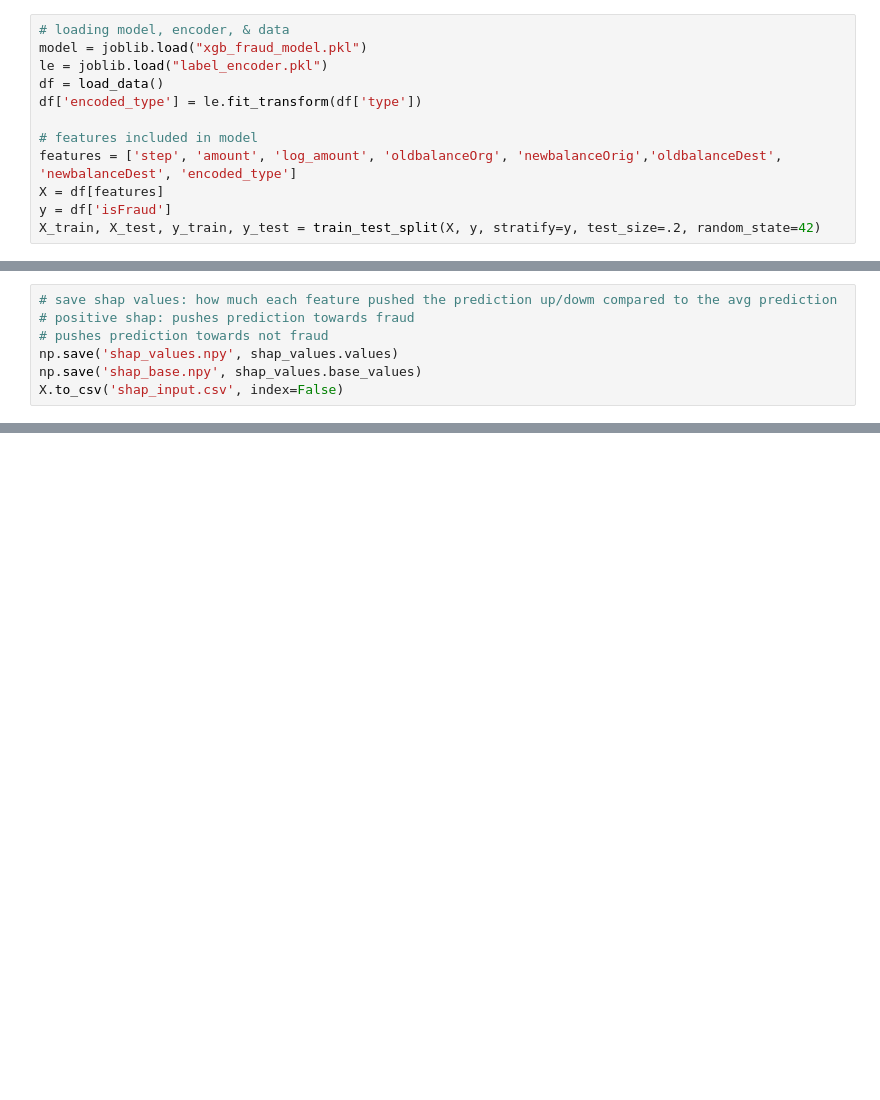
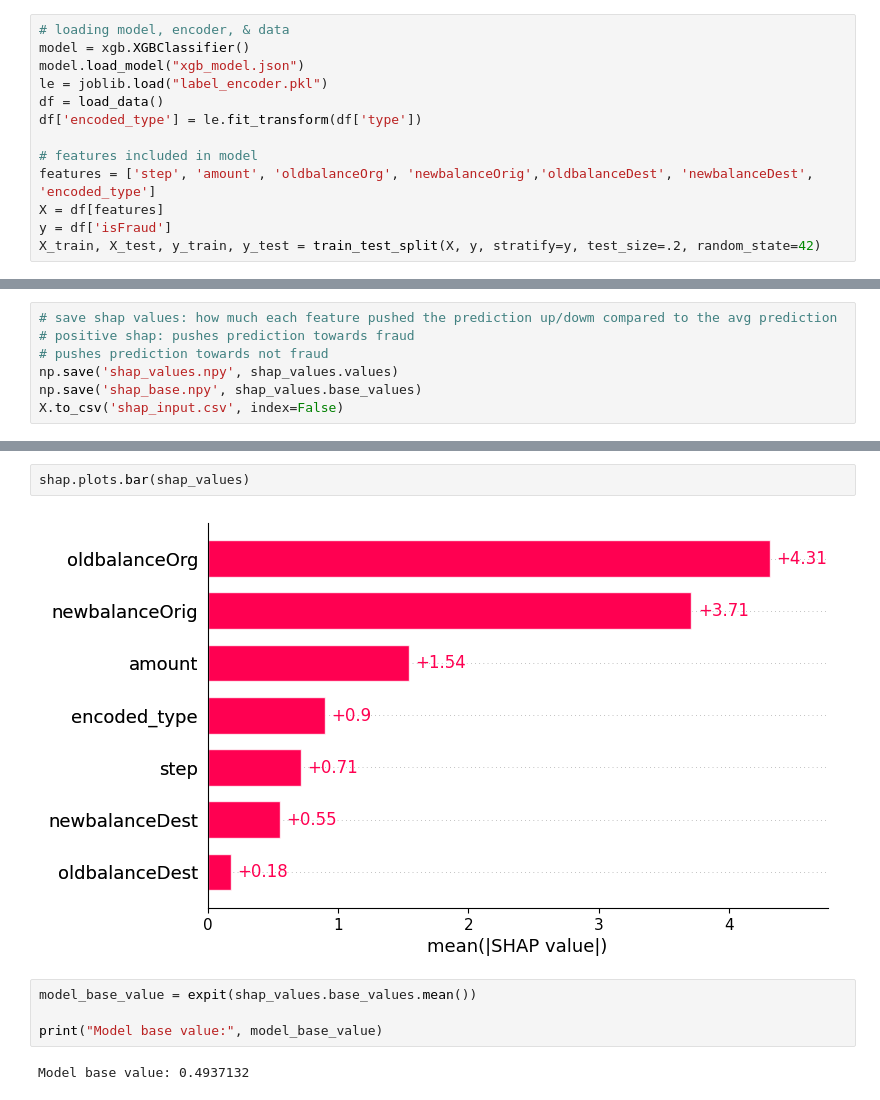
Before and after one commit to tanzilhussain/transaction-fraud-risk-analyzer, a Jupyter notebook: model_explainer.ipynb, the cells around one changed output, grey strips where cells are left out. Cells and saved outputs as stored; diff of their text form; blank space fills up the shorter version.

```diff
--- a/model_explainer.ipynb
+++ b/model_explainer.ipynb
@@ -7,12 +9,13 @@ from sklearn.model_selection import train_test_split
 # %%
 # loading model, encoder, & data
-model = joblib.load("xgb_fraud_model.pkl")
+model = xgb.XGBClassifier()
+model.load_model("xgb_model.json")
 le = joblib.load("label_encoder.pkl")
 df = load_data()
 df['encoded_type'] = le.fit_transform(df['type'])
 
 # features included in model
-features = ['step', 'amount', 'log_amount', 'oldbalanceOrg', 'newbalanceOrig','oldbalanceDest', 'newbalanceDest', 'encoded_type']
+features = ['step', 'amount', 'oldbalanceOrg', 'newbalanceOrig','oldbalanceDest', 'newbalanceDest', 'encoded_type']
 X = df[features]
 y = df['isFraud']
 X_train, X_test, y_train, y_test = train_test_split(X, y, stratify=y, test_size=.2, random_state=42)
@@ -32,0 +38,10 @@ shap.summary_plot(shap_values)
+# %%
+shap.plots.bar(shap_values)
+# %% [output]
+[figure, added]
+# %%
+model_base_value = expit(shap_values.base_values.mean())
+
+print("Model base value:", model_base_value)
+# %% [output]
+Model base value: 0.4937132
```
Also changed, not shown: parts of 2 cells of this notebook, 25 other files.
